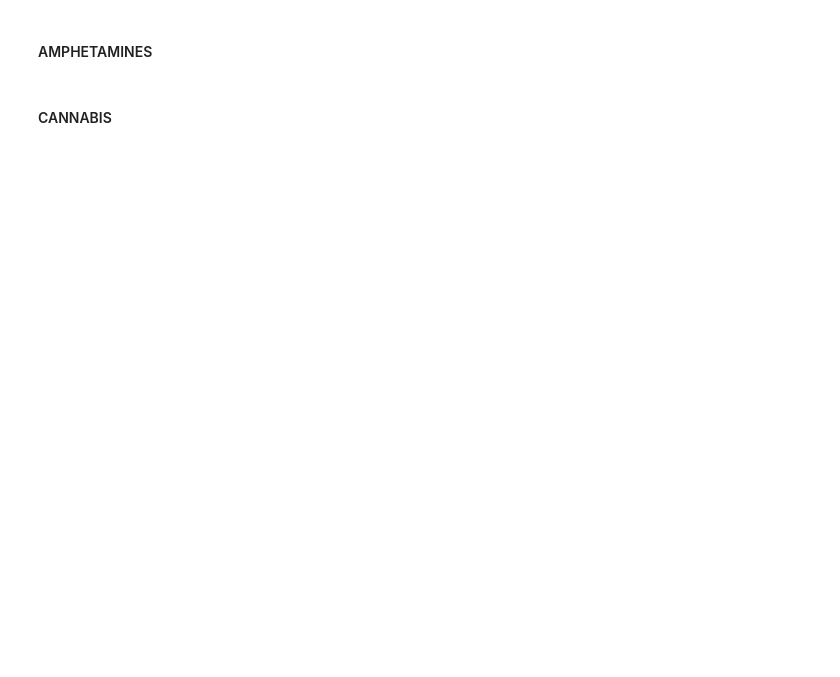
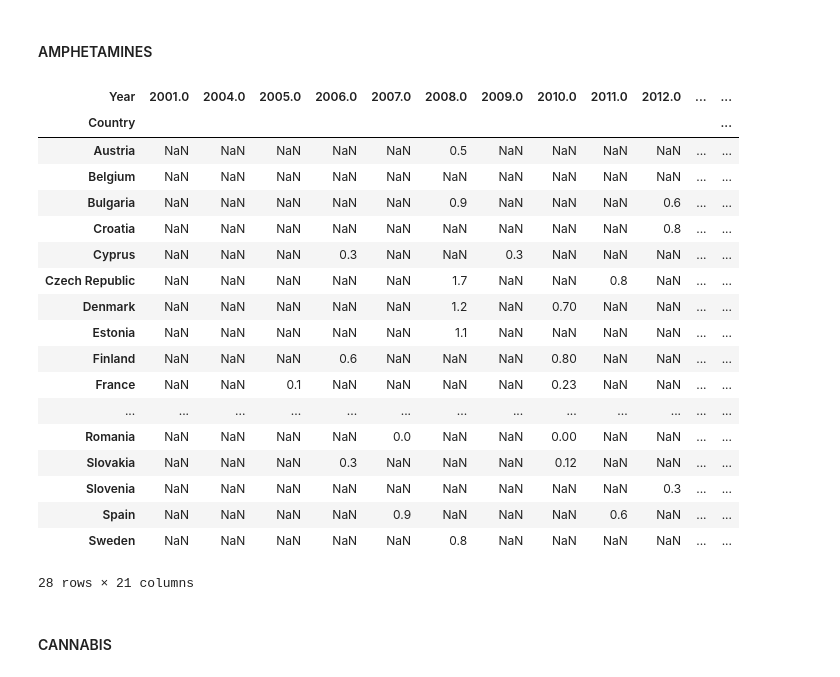
Before and after one commit to Danielgarpra/Analysis_of_drug_use_in_Europe-EDA, a Jupyter notebook: EDA/EDA.ipynb, the cells around one changed output. Cells and saved outputs as stored; diff of their text form; code cells hidden in the pictures; blank space fills up the shorter version.

```diff
--- a/EDA/EDA.ipynb
+++ b/EDA/EDA.ipynb
@@ -175,14 +215,35 @@ df_tobacco=tob_2024_mod.combine_first(tob_2020_mod.combine_first(tob_2017_mod)).
 # %%
 amp_2024_mod=amp_2024.pivot(index="Country", columns="Year", values="Total")
 amp_2020_mod=amp_2020.pivot(index="Country", columns="Year", values="Total")
 amp_2017_mod=amp_2017.pivot(index="Country", columns="Year", values="Total")
 amp_2013_mod=total_2013.loc[:,['Country','Year','Amphetamines (%) (2)']].pivot(index="Country", columns="Year", values="Amphetamines (%) (2)")
 amp_2010_mod=total_2010.loc[:,['Country','Year','Amphetamines (%) (2)']].pivot(index="Country", columns="Year", values="Amphetamines (%) (2)")
 
 df_amphetamines=amp_2024_mod.combine_first(amp_2020_mod.combine_first(amp_2017_mod.combine_first(amp_2013_mod.combine_first(amp_2010_mod)))).dropna(axis=1, how='all').drop(columns=[':'])
 df_amphetamines.replace(':',np.nan,inplace=True)
 df_amphetamines.loc['Czech Republic',2018:2023]=df_amphetamines.loc['Czechia',2018:2023]
 df_amphetamines=df_amphetamines.drop(index='Czechia').dropna(axis=0, how='all')
+df_amphetamines
+# %% [output]
+| Year | 2001.0 | 2004.0 | 2005.0 | 2006.0 | 2007.0 | 2008.0 | 2009.0 | 2010.0 | 2011.0 | 2012.0 | ... | ... |
+| Country |  |  |  |  |  |  |  |  |  |  |  | ... |
+| Austria | NaN | NaN | NaN | NaN | NaN | 0.5 | NaN | NaN | NaN | NaN | ... | ... |
+| Belgium | NaN | NaN | NaN | NaN | NaN | NaN | NaN | NaN | NaN | NaN | ... | ... |
+| Bulgaria | NaN | NaN | NaN | NaN | NaN | 0.9 | NaN | NaN | NaN | 0.6 | ... | ... |
+| Croatia | NaN | NaN | NaN | NaN | NaN | NaN | NaN | NaN | NaN | 0.8 | ... | ... |
+| Cyprus | NaN | NaN | NaN | 0.3 | NaN | NaN | 0.3 | NaN | NaN | NaN | ... | ... |
+| Czech Republic | NaN | NaN | NaN | NaN | NaN | 1.7 | NaN | NaN | 0.8 | NaN | ... | ... |
+| Denmark | NaN | NaN | NaN | NaN | NaN | 1.2 | NaN | 0.70 | NaN | NaN | ... | ... |
+| Estonia | NaN | NaN | NaN | NaN | NaN | 1.1 | NaN | NaN | NaN | NaN | ... | ... |
+| Finland | NaN | NaN | NaN | 0.6 | NaN | NaN | NaN | 0.80 | NaN | NaN | ... | ... |
+| France | NaN | NaN | 0.1 | NaN | NaN | NaN | NaN | 0.23 | NaN | NaN | ... | ... |
+| ... | ... | ... | ... | ... | ... | ... | ... | ... | ... | ... | ... | ... |
+| Romania | NaN | NaN | NaN | NaN | 0.0 | NaN | NaN | 0.00 | NaN | NaN | ... | ... |
+| Slovakia | NaN | NaN | NaN | 0.3 | NaN | NaN | NaN | 0.12 | NaN | NaN | ... | ... |
+| Slovenia | NaN | NaN | NaN | NaN | NaN | NaN | NaN | NaN | NaN | 0.3 | ... | ... |
+| Spain | NaN | NaN | NaN | NaN | 0.9 | NaN | NaN | NaN | 0.6 | NaN | ... | ... |
+| Sweden | NaN | NaN | NaN | NaN | NaN | 0.8 | NaN | NaN | NaN | NaN | ... | ... |
+28 rows × 21 columns
 # %% [markdown]
 #### CANNABIS
 # %%
```
Also changed, not shown: parts of 18 cells of this notebook.
